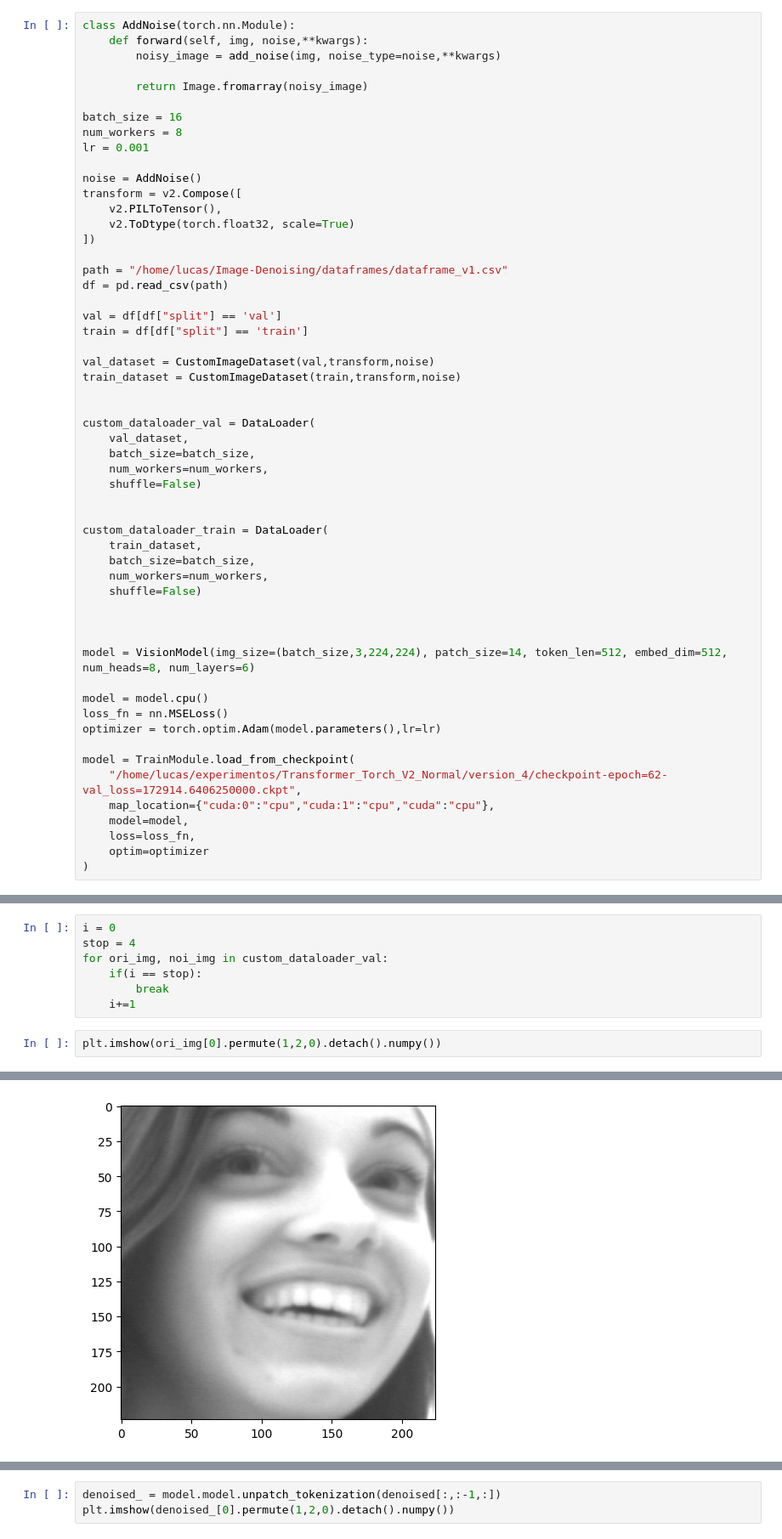
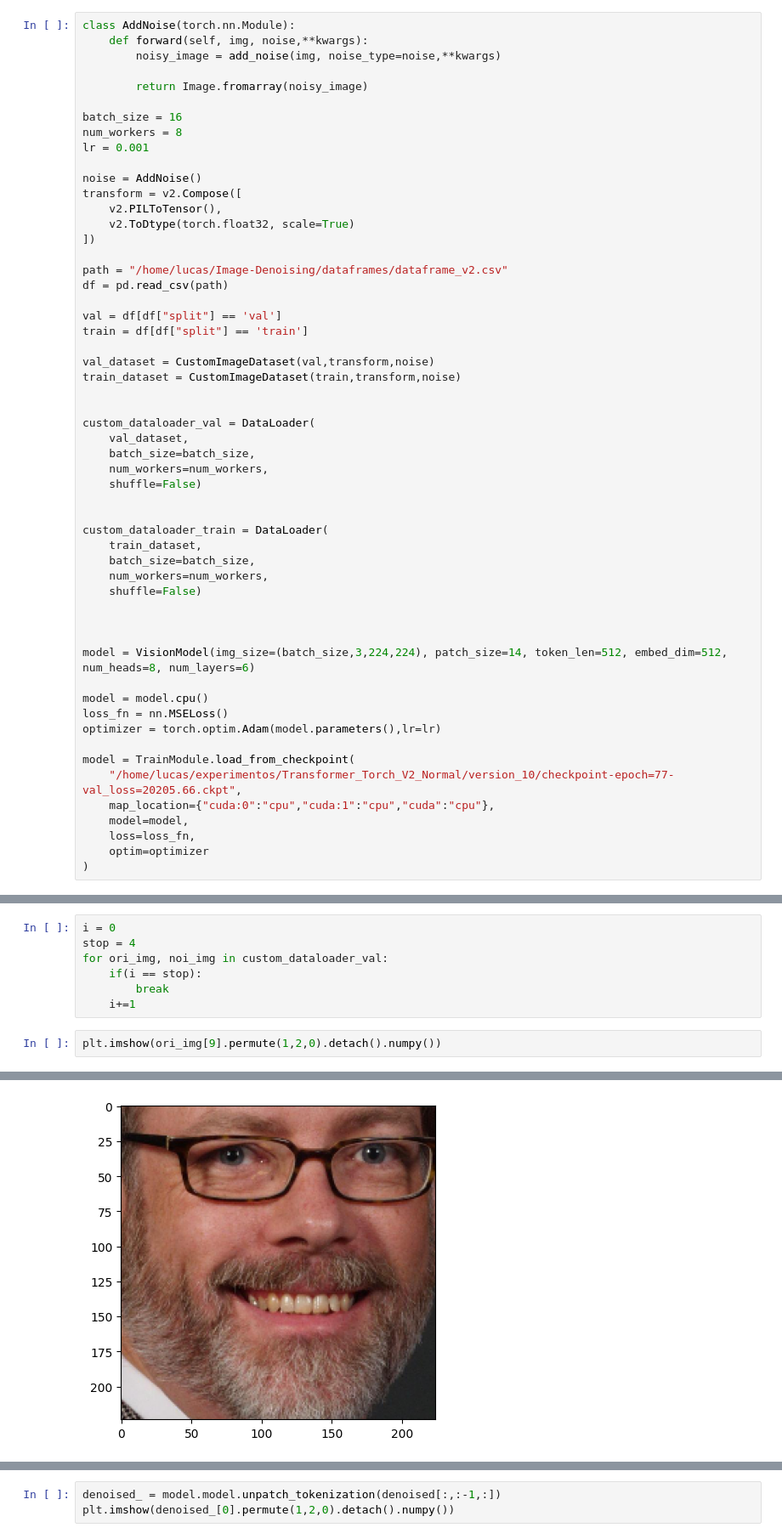
Before and after one commit to Migliorin/Image-Denoising, a Jupyter notebook: notebooks/ExperimentsAnalysis/PlotGraph.ipynb, the cells around one changed output, grey strips where cells are left out. Shown at 85% size. Drawn from its saved outputs; the diff is of its cells as text.

```diff
--- a/notebooks/ExperimentsAnalysis/PlotGraph.ipynb
+++ b/notebooks/ExperimentsAnalysis/PlotGraph.ipynb
@@ -166,7 +191,7 @@ transform = v2.Compose([
     v2.ToDtype(torch.float32, scale=True)
 ])
 
-path = "/home/lucas/Image-Denoising/dataframes/dataframe_v1.csv"
+path = "/home/lucas/Image-Denoising/dataframes/dataframe_v2.csv"
 df = pd.read_csv(path)
 
 val = df[df["split"] == 'val']
@@ -198,7 +223,7 @@ loss_fn = nn.MSELoss()
 optimizer = torch.optim.Adam(model.parameters(),lr=lr)
 
 model = TrainModule.load_from_checkpoint(
-    "/home/lucas/experimentos/Transformer_Torch_V2_Normal/version_4/checkpoint-epoch=62-val_loss=172914.6406250000.ckpt",
+    "/home/lucas/experimentos/Transformer_Torch_V2_Normal/version_10/checkpoint-epoch=77-val_loss=20205.66.ckpt",
     map_location={"cuda:0":"cpu","cuda:1":"cpu","cuda":"cpu"},
     model=model,
     loss=loss_fn,
@@ -214,8 +255,8 @@ for ori_img, noi_img in custom_dataloader_val:
         break
     i+=1
 # %%
-plt.imshow(ori_img[0].permute(1,2,0).detach().numpy())
+plt.imshow(ori_img[9].permute(1,2,0).detach().numpy())
 # %% [output]
 <matplotlib.image.AxesImage at 0x...>
-[figure, old version]
+[figure, new version]
 # %%
```
Also changed, not shown: parts of 9 cells of this notebook, 2 other files.
